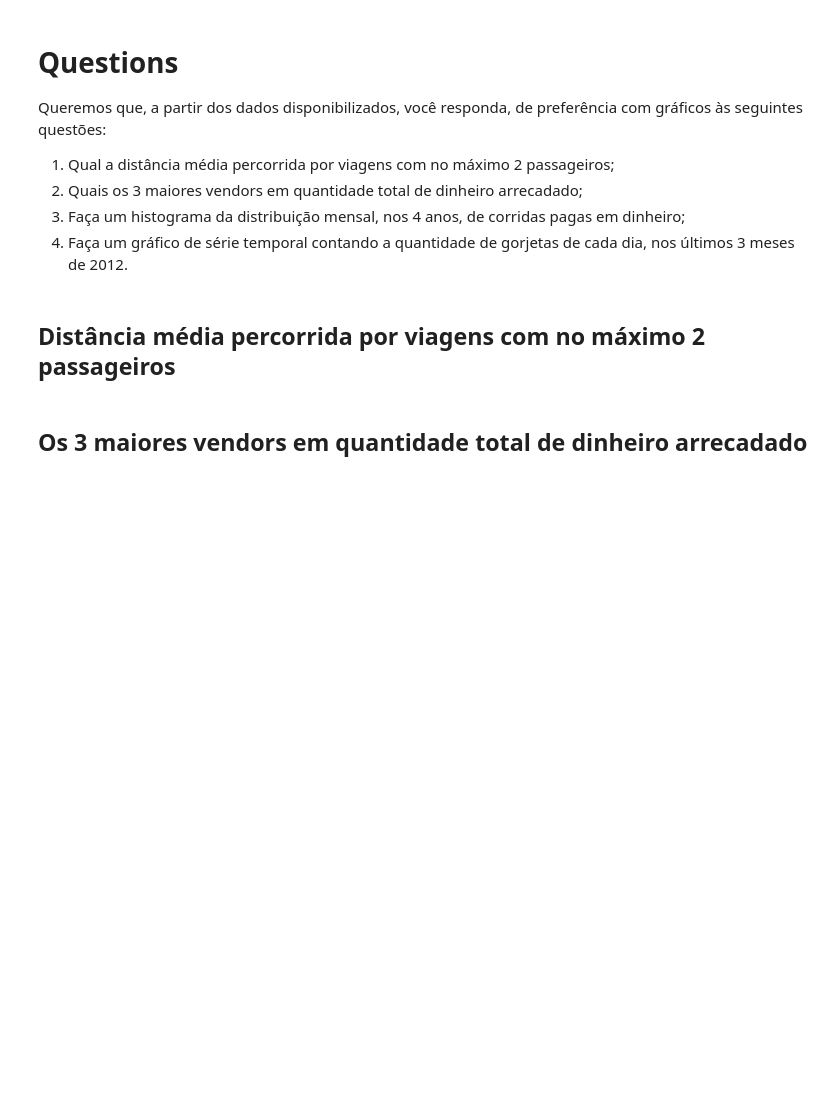
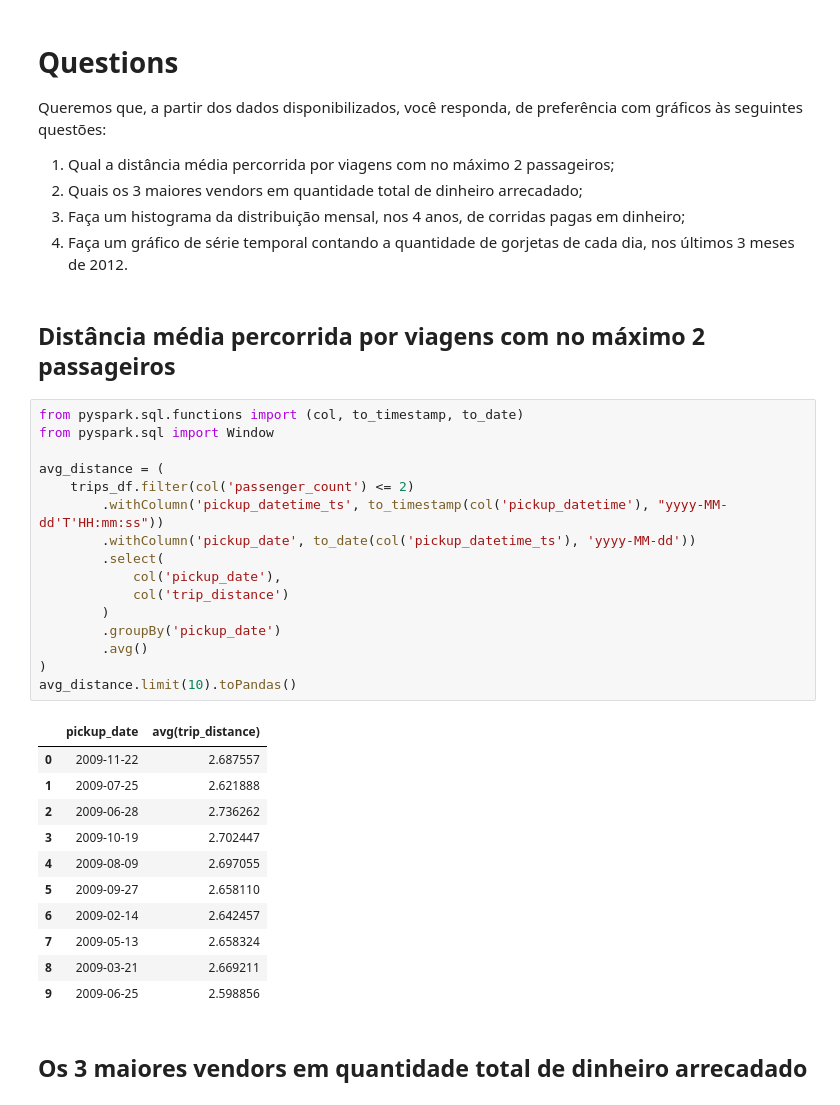
Before and after one commit to gabfr/data-engineering-nanodegree, a Jupyter notebook: explorations/nyc-taxi-challenge.ipynb, the cells around one changed output. Saved outputs shown, nothing was run; the diff lists cells and outputs as text; blank space fills up the shorter version.

```diff
--- a/explorations/nyc-taxi-challenge.ipynb
+++ b/explorations/nyc-taxi-challenge.ipynb
@@ -109,6 +109,34 @@ Queremos que, a partir dos dados disponibilizados, você responda, de preferê
 4. Faça um gráfico de série temporal contando a quantidade de gorjetas de cada dia, nos últimos 3 meses de 2012.
 # %% [markdown]
 ## Distância média percorrida por viagens com no máximo 2 passageiros
+# %%
+from pyspark.sql.functions import (col, to_timestamp, to_date)
+from pyspark.sql import Window
+
+avg_distance = (
+    trips_df.filter(col('passenger_count') <= 2)
+        .withColumn('pickup_datetime_ts', to_timestamp(col('pickup_datetime'), "yyyy-MM-dd'T'HH:mm:ss"))
+        .withColumn('pickup_date', to_date(col('pickup_datetime_ts'), 'yyyy-MM-dd'))
+        .select(
+            col('pickup_date'),
+            col('trip_distance')
+        )
+        .groupBy('pickup_date')
+        .avg()
+)
+avg_distance.limit(10).toPandas()
+# %% [output]
+|  | pickup_date | avg(trip_distance) |
+| 0 | 2009-11-22 | 2.687557 |
+| 1 | 2009-07-25 | 2.621888 |
+| 2 | 2009-06-28 | 2.736262 |
+| 3 | 2009-10-19 | 2.702447 |
+| 4 | 2009-08-09 | 2.697055 |
+| 5 | 2009-09-27 | 2.658110 |
+| 6 | 2009-02-14 | 2.642457 |
+| 7 | 2009-05-13 | 2.658324 |
+| 8 | 2009-03-21 | 2.669211 |
+| 9 | 2009-06-25 | 2.598856 |
 # %% [markdown]
 ## Os 3 maiores vendors em quantidade total de dinheiro arrecadado
 # %% [markdown]
```
